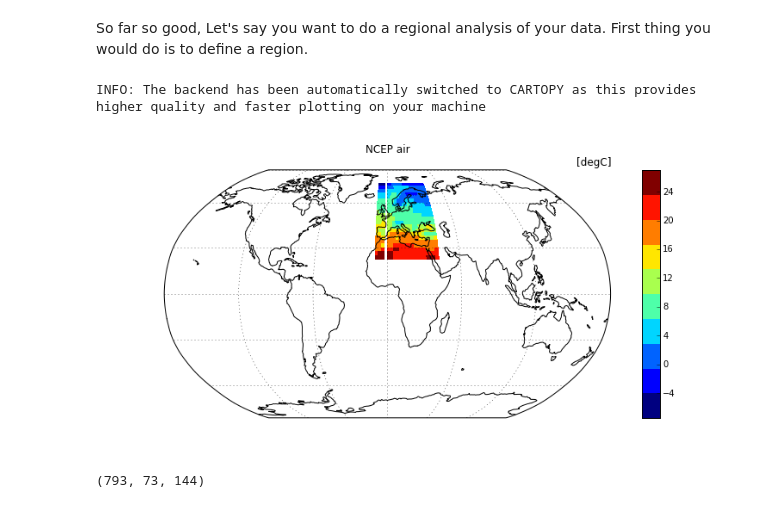
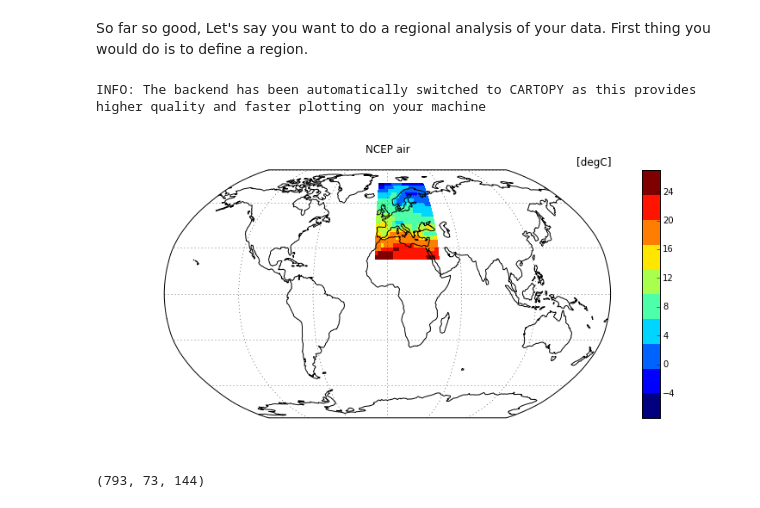
Before and after one commit to pygeo/pycmbs, a Jupyter notebook: demo/pyCMBS-Basics.ipynb, the cells around one changed output. Cells and saved outputs as stored; diff of their text form; code cells hidden in the pictures.

```diff
--- a/demo/pyCMBS-Basics.ipynb
+++ b/demo/pyCMBS-Basics.ipynb
@@ -185,17 +180,17 @@ INFO: The backend has been automatically switched to CARTOPY as this provides hi
 # %% [markdown]
 So far so good, Let's say you want to do a regional analysis of your data. First thing you would do is to define a region.
 # %%
-from pycmbs.region import Region
-europe = Region(-10., 40., 25., 75., 'Europe', type='latlon')
+from pycmbs.region import RegionBboxLatLon
+europe = RegionBboxLatLon(1, -10., 40., 25., 75., label='Europe')
 
 # do subsetting ...
 ncep_europe = ncep.copy()  # copy data object, as regional masking is applied directly on the object
 ncep_europe.get_aoi_lat_lon(europe)
 
 f = map_plot(ncep_europe, use_basemap=True)
 # %% [output]
 INFO: The backend has been automatically switched to CARTOPY as this provides higher quality and faster plotting on your machine
-[figure, old version]
+[figure, new version]
 # %%
 print ncep_europe.shape
 # %% [output]
```
Also changed, not shown: parts of 4 cells of this notebook, 4 other files.
